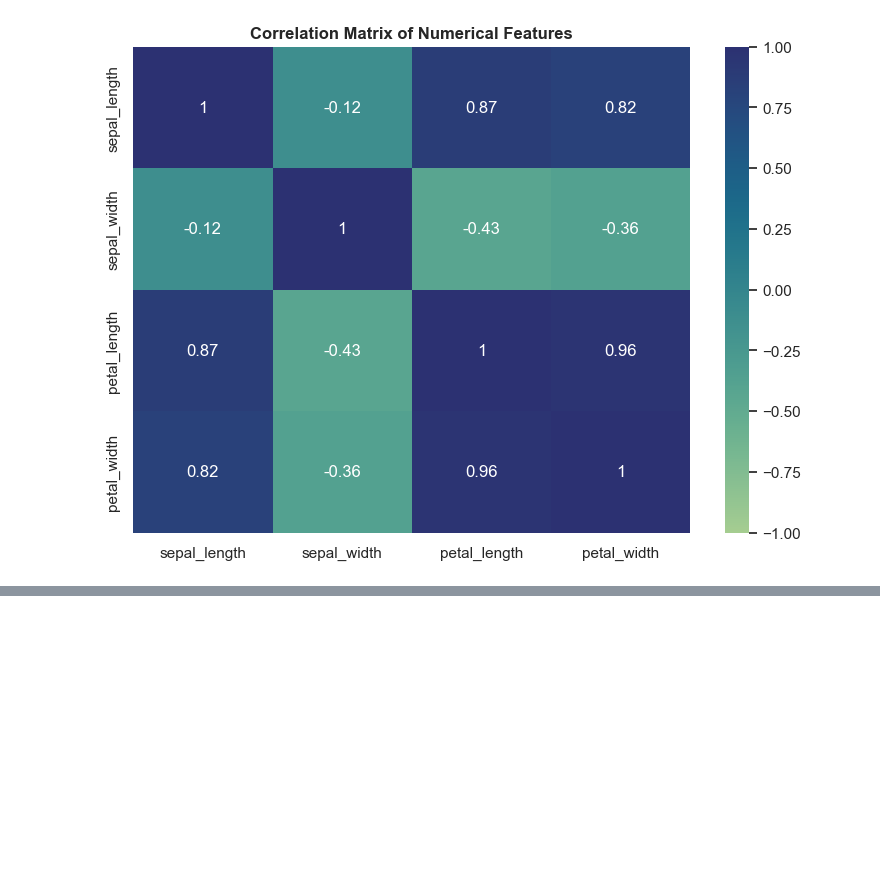
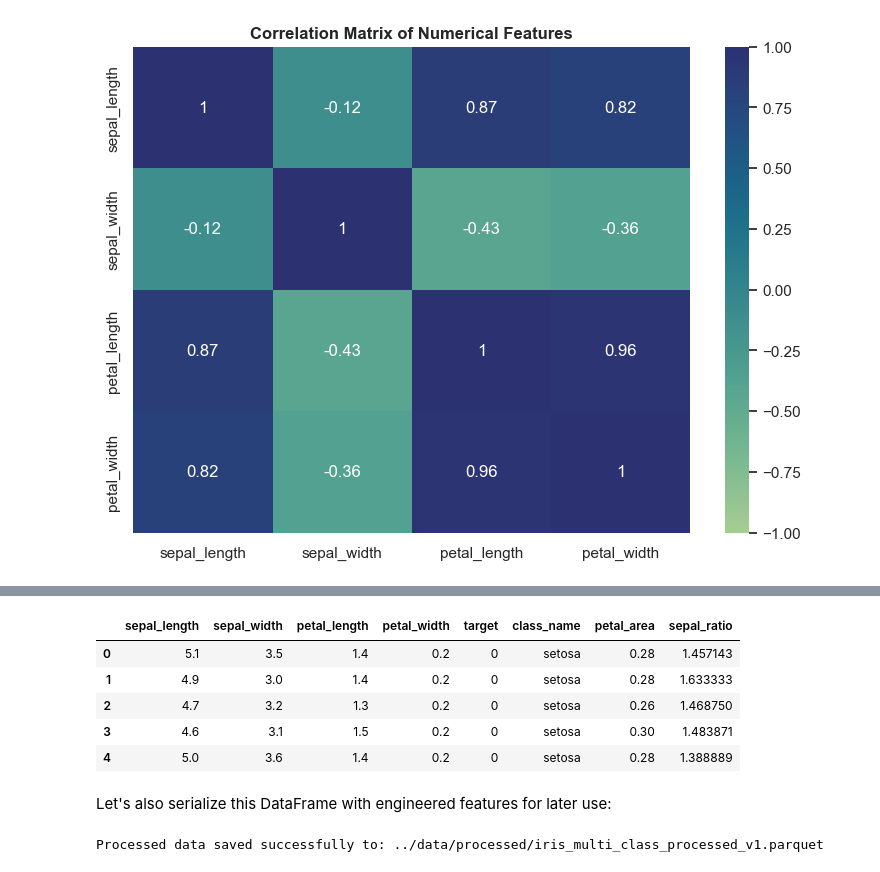
Before and after one commit to ibrahim-kocyigit/kocyigit-dsml, a Jupyter notebook: 03_specializations/02_machine_learning_with_python/03_non-linear_and_ensemble_models/07_multi_class_classification_lab.ipynb, the cells around one changed output, grey strips where cells are left out. Cells and saved outputs as stored; diff of their text form; code cells hidden in the pictures; blank space fills up the shorter version.

```diff
--- a/03_specializations/02_machine_learning_with_python/03_non-linear_and_ensemble_models/07_multi_class_classification_lab.ipynb
+++ b/03_specializations/02_machine_learning_with_python/03_non-linear_and_ensemble_models/07_multi_class_classification_lab.ipynb
@@ -384,0 +397,31 @@ plt.show()
+# %%
+# Create new copy for data preparation
+iris_processed = iris_eda.copy()
+
+# Create new features
+iris_processed['petal_area'] = iris_processed['petal_length'] * iris_processed['petal_width']
+iris_processed['sepal_ratio'] = iris_processed['sepal_length'] / iris_processed['sepal_width']
+
+# Display the DataFrame with the new features to verify
+iris_processed.head()
+# %% [output]
+|  | sepal_length | sepal_width | petal_length | petal_width | target | class_name | petal_area | sepal_ratio |
+| 0 | 5.1 | 3.5 | 1.4 | 0.2 | 0 | setosa | 0.28 | 1.457143 |
+| 1 | 4.9 | 3.0 | 1.4 | 0.2 | 0 | setosa | 0.28 | 1.633333 |
+| 2 | 4.7 | 3.2 | 1.3 | 0.2 | 0 | setosa | 0.26 | 1.468750 |
+| 3 | 4.6 | 3.1 | 1.5 | 0.2 | 0 | setosa | 0.30 | 1.483871 |
+| 4 | 5.0 | 3.6 | 1.4 | 0.2 | 0 | setosa | 0.28 | 1.388889 |
+# %% [markdown]
+Let's also serialize this DataFrame with engineered features for later use:
+# %%
+# Define the directory path for our processed data
+processed_data_dir = Path("../data/processed")
+processed_data_dir.mkdir(parents=True, exist_ok=True)
+
+# Define the file path and save the prepared DataFrame using Parquet
+processed_data_path = processed_data_dir / "iris_multi_class_processed_v1.parquet"
+iris_processed.to_parquet(processed_data_path, index=False)
+
+print(f"Processed data saved successfully to: {processed_data_path}")
+# %% [output]
+Processed data saved successfully to: ../data/processed/iris_multi_class_processed_v1.parquet
```
Also changed, not shown: parts of 14 cells of this notebook.
